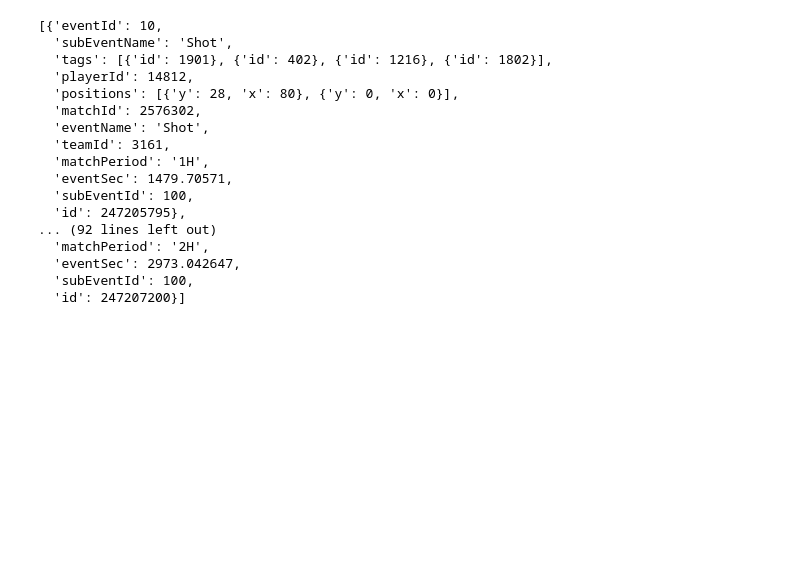
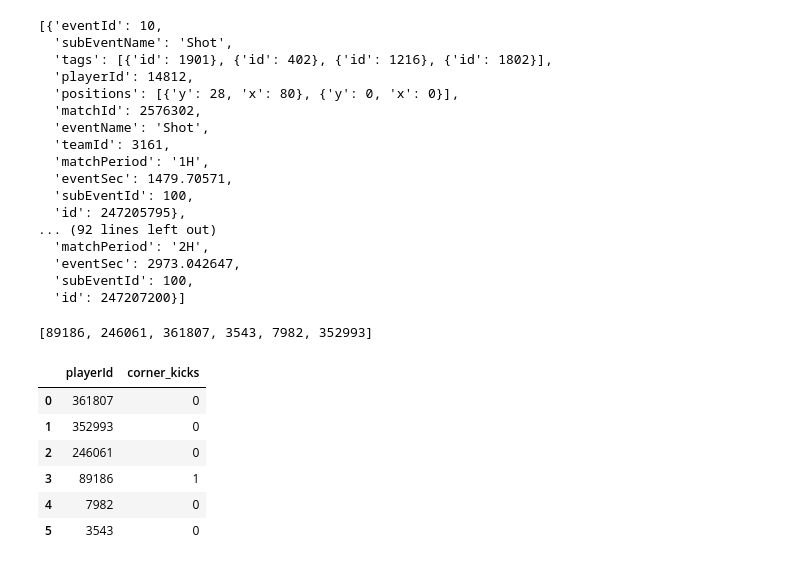
Before and after one commit to gfedi/servififa, a Jupyter notebook: 2019/notebooks/Antonio.ipynb, the cells around one changed output. Saved outputs shown, nothing was run; the diff lists cells and outputs as text; code cells hidden in the pictures; blank space fills up the shorter version.

Commit message:
esercizio 12 notebook

```diff
--- a/2019/notebooks/Antonio.ipynb
+++ b/2019/notebooks/Antonio.ipynb
@@ -272,0 +275,37 @@ shots
+# %%
+match = [m for m in matches_dict if m["wyId"] == 2576302][0]
+
+players_sub = [el["playerIn"] for el in match["teamsData"]["3159"]["formation"]["substitutions"]] + \
+              [el["playerIn"] for el in match["teamsData"]["3161"]["formation"]["substitutions"]]
+
+print(players_sub)
+
+players_corner = []
+
+for p in players_sub:
+    corner_kicks = len([el for el in events_dict if el["subEventName"] == "Corner" and el["playerId"] == p])
+    players_corner.append((p, corner_kicks))
+
+ord_players_corner = sorted(players_corner, key=lambda x: x[0], reverse=True)
+
+with open("esercizio12.csv", "w") as f:
+    f.write(";".join(["playerId", "corner_kicks"]))
+    f.write("\n")
+    for el in ord_players_corner:
+        f.write(";".join([str(e) for e in el]))
+        f.write("\n")
+# %% [output]
+[89186, 246061, 361807, 3543, 7982, 352993]
+# %%
+import pandas as pd
+
+df = pd.read_csv("esercizio12.csv", sep=";")
+df
+# %% [output]
+|  | playerId | corner_kicks |
+| 0 | 361807 | 0 |
+| 1 | 352993 | 0 |
+| 2 | 246061 | 0 |
+| 3 | 89186 | 1 |
+| 4 | 7982 | 0 |
+| 5 | 3543 | 0 |
```
Also changed, not shown: parts of 1 cell of this notebook.
